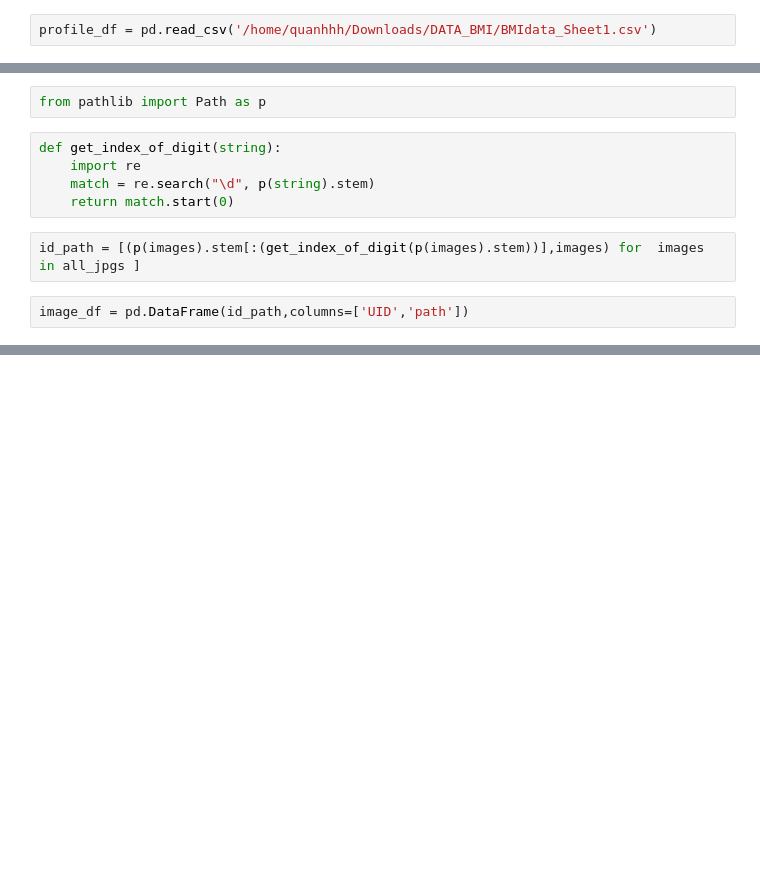
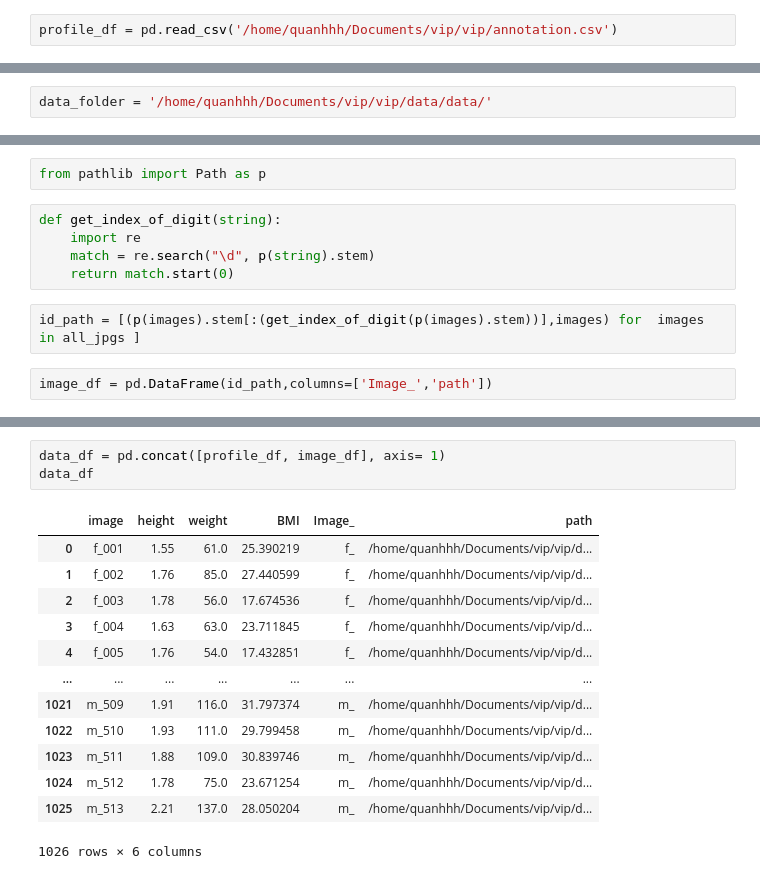
Before and after one commit to dbt20210830/AI_BMI_project, a Jupyter notebook: pre_bmi/p_bmi.ipynb, the cells around one changed output, grey strips where cells are left out. Cells and saved outputs as stored; diff of their text form; blank space fills up the shorter version.

```diff
--- a/pre_bmi/p_bmi.ipynb
+++ b/pre_bmi/p_bmi.ipynb
@@ -6,4 +6,4 @@ import pandas as pd
 import matplotlib.pyplot as plt
 %matplotlib inline
 # %%
-profile_df = pd.read_csv('/home/quanhhh/Downloads/DATA_BMI/BMIdata_Sheet1.csv')
+profile_df = pd.read_csv('/home/quanhhh/Documents/vip/vip/annotation.csv')
@@ -24,3 +38,5 @@ data_folder = '/home/quanhhh/Downloads/DATA_BMI/height_weight/'
+# %%
+data_folder = '/home/quanhhh/Documents/vip/vip/data/data/'
 # %%
 from glob import glob
 all_files = glob(data_folder+"/*")
@@ -40,4 +56,4 @@ def get_index_of_digit(string):
 # %%
 id_path = [(p(images).stem[:(get_index_of_digit(p(images).stem))],images) for  images in all_jpgs ]
 # %%
-image_df = pd.DataFrame(id_path,columns=['UID','path'])
+image_df = pd.DataFrame(id_path,columns=['Image_','path'])
@@ -61,0 +92,17 @@ data_df
+# %%
+data_df = pd.concat([profile_df, image_df], axis= 1)
+data_df
+# %% [output]
+|  | image | height | weight | BMI | Image_ | path |
+| 0 | f_001 | 1.55 | 61.0 | 25.390219 | f_ | /home/quanhhh/Documents/vip/vip/d... |
+| 1 | f_002 | 1.76 | 85.0 | 27.440599 | f_ | /home/quanhhh/Documents/vip/vip/d... |
+| 2 | f_003 | 1.78 | 56.0 | 17.674536 | f_ | /home/quanhhh/Documents/vip/vip/d... |
+| 3 | f_004 | 1.63 | 63.0 | 23.711845 | f_ | /home/quanhhh/Documents/vip/vip/d... |
+| 4 | f_005 | 1.76 | 54.0 | 17.432851 | f_ | /home/quanhhh/Documents/vip/vip/d... |
+| ... | ... | ... | ... | ... | ... | ... |
+| 1021 | m_509 | 1.91 | 116.0 | 31.797374 | m_ | /home/quanhhh/Documents/vip/vip/d... |
+| 1022 | m_510 | 1.93 | 111.0 | 29.799458 | m_ | /home/quanhhh/Documents/vip/vip/d... |
+| 1023 | m_511 | 1.88 | 109.0 | 30.839746 | m_ | /home/quanhhh/Documents/vip/vip/d... |
+| 1024 | m_512 | 1.78 | 75.0 | 23.671254 | m_ | /home/quanhhh/Documents/vip/vip/d... |
+| 1025 | m_513 | 2.21 | 137.0 | 28.050204 | m_ | /home/quanhhh/Documents/vip/vip/d... |
+1026 rows × 6 columns
```
Also changed, not shown: parts of 10 cells of this notebook, 2 other files.
